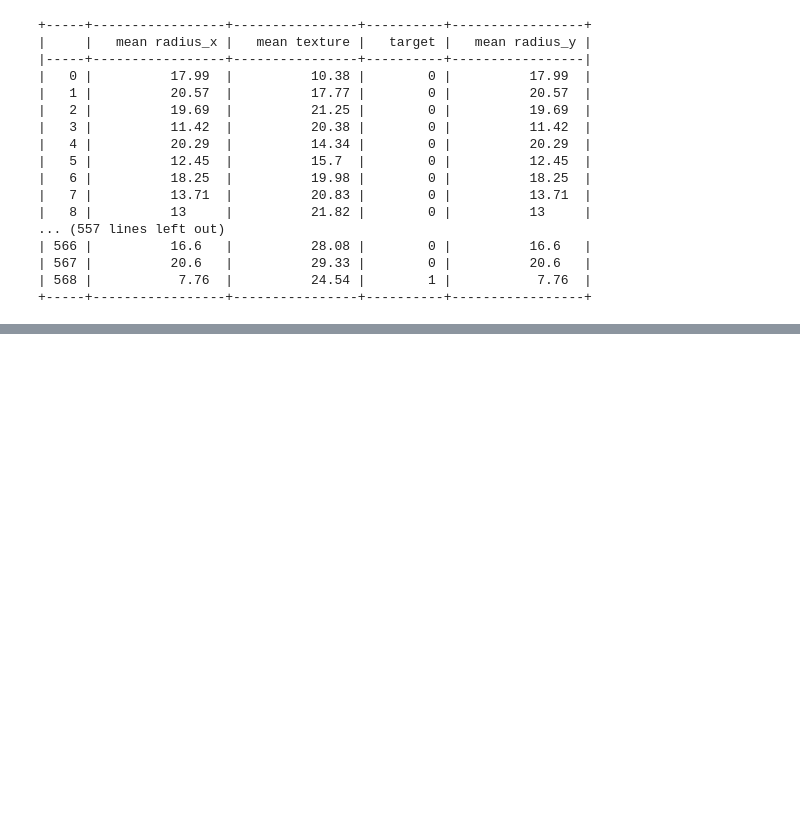
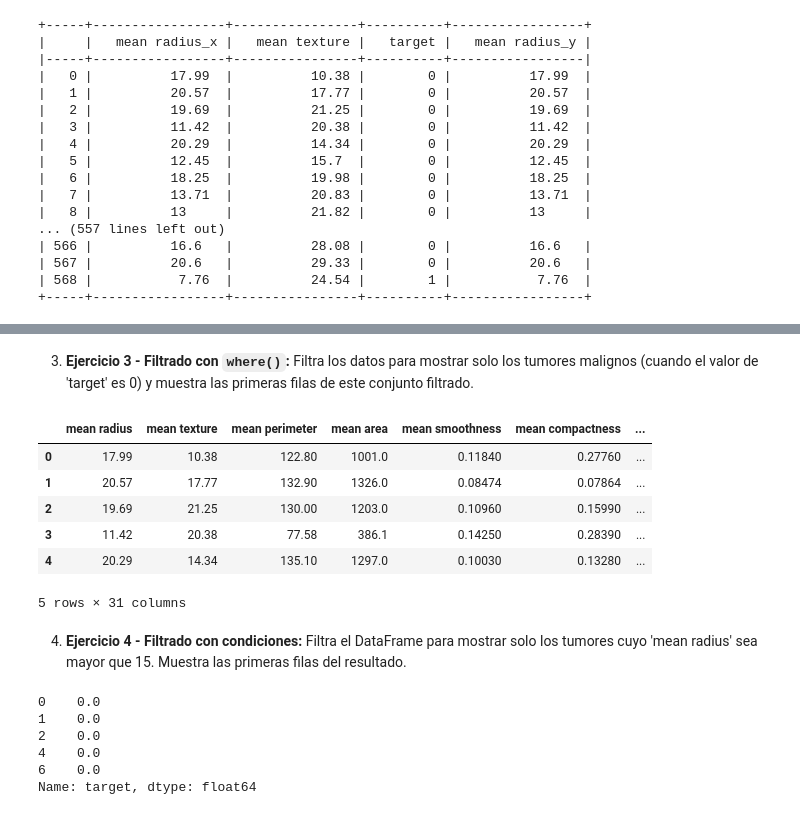
Before and after one commit to SergioSF22/Ejercicios-modelos-IA, a Jupyter notebook: Pandas/Ejercicios/ej4.ipynb, the cells around one changed output, grey strips where cells are left out. Saved outputs shown, nothing was run; the diff lists cells and outputs as text; code cells hidden in the pictures; blank space fills up the shorter version.

```diff
--- a/Pandas/ej4.ipynb
+++ b/Pandas/Ejercicios/ej4.ipynb
@@ -85,0 +102,27 @@ print(tabulate(df_merge, headers="keys", tablefmt="psql"))
+# %% [markdown]
+3. **Ejercicio 3 - Filtrado con `where()`:** Filtra los datos para mostrar solo los tumores malignos (cuando el valor de 'target' es 0) y muestra las primeras filas de este conjunto filtrado.
+# %%
+firsts_targets = df.where(df["target"] == 0)
+firsts_targets = firsts_targets.dropna()
+firsts_targets.head()
+# %% [output]
+|  | mean radius | mean texture | mean perimeter | mean area | mean smoothness | mean compactness | ... |
+| 0 | 17.99 | 10.38 | 122.80 | 1001.0 | 0.11840 | 0.27760 | ... |
+| 1 | 20.57 | 17.77 | 132.90 | 1326.0 | 0.08474 | 0.07864 | ... |
+| 2 | 19.69 | 21.25 | 130.00 | 1203.0 | 0.10960 | 0.15990 | ... |
+| 3 | 11.42 | 20.38 | 77.58 | 386.1 | 0.14250 | 0.28390 | ... |
+| 4 | 20.29 | 14.34 | 135.10 | 1297.0 | 0.10030 | 0.13280 | ... |
+5 rows × 31 columns
+# %% [markdown]
+4. **Ejercicio 4 - Filtrado con condiciones:** Filtra el DataFrame para mostrar solo los tumores cuyo 'mean radius' sea mayor que 15. Muestra las primeras filas del resultado.
+# %%
+firsts_mean_radius = df.where(df["mean radius"] > 15)
+firsts_mean_radius = firsts_mean_radius.dropna()
+firsts_mean_radius["target"].head()
+# %% [output]
+0    0.0
+1    0.0
+2    0.0
+4    0.0
+6    0.0
+Name: target, dtype: float64
```
Also changed, not shown: parts of 4 cells of this notebook, 14 other files.
